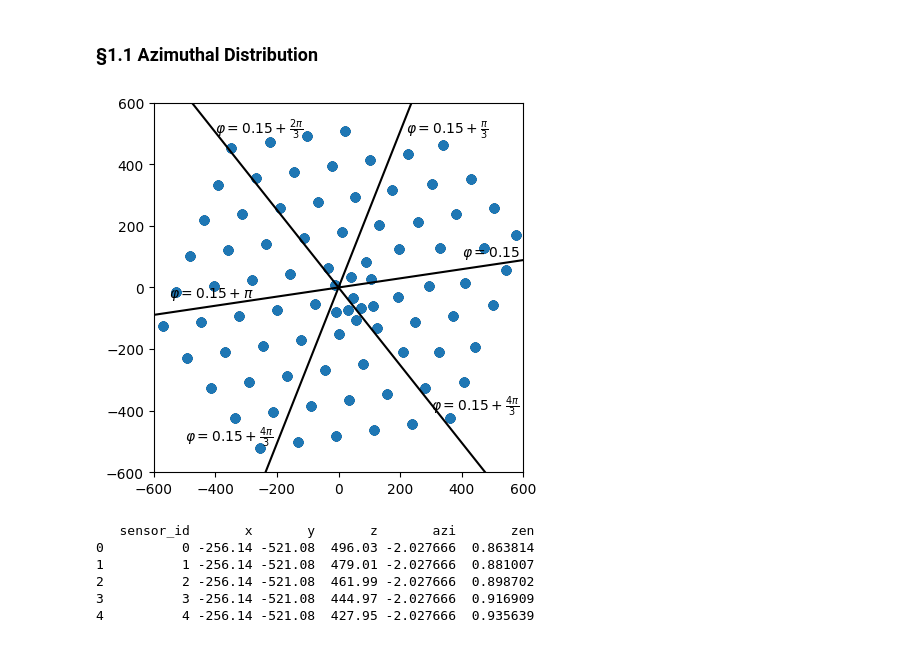
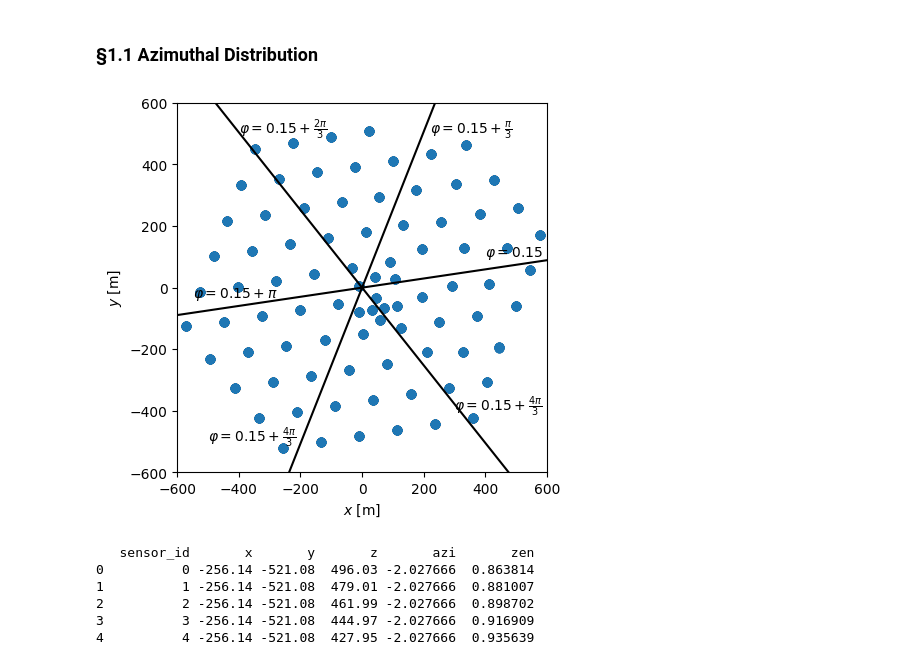
Before and after one commit to ChenLi2049/ISeeCube, a Jupyter notebook: visualize_dataset.ipynb, the cells around one changed output. Cells and saved outputs as stored; diff of their text form; code cells hidden in the pictures.

```diff
--- a/visualize_dataset.ipynb
+++ b/visualize_dataset.ipynb
@@ -45,25 +45,27 @@ shape:
 # %%
 zen_start = 3*2*np.pi/128
 
 fig, ax = plt.subplots()
 ax.set_aspect('equal')
 
 plt.scatter(sensor_geo['x'], sensor_geo['y'], alpha=0.2)
 for i in range(6):
     plt.plot(np.cos(zen_start+i*np.pi/3) * np.linspace(0,1000,2000), np.sin(zen_start+i*np.pi/3) * np.linspace(0,1000,2000), c='k')
 
 plt.text(400, 100, r"$\varphi=0.15$")
 plt.text(220, 500, r"$\varphi=0.15+\frac{\pi}{3}$")
 plt.text(-400, 500, r"$\varphi=0.15+\frac{2\pi}{3}$")
 plt.text(-550, -30, r"$\varphi=0.15+\pi$")
 plt.text(-500, -500, r"$\varphi=0.15+\frac{4\pi}{3}$")
 plt.text(300, -400, r"$\varphi=0.15+\frac{4\pi}{3}$")
 
+plt.xlabel(r"$x$"+" [m]")
+plt.ylabel(r"$y$"+" [m]")
 plt.xlim([-600, 600])
 plt.ylim([-600, 600])
 plt.show()
 # %% [output]
-[figure, old version]
+[figure, new version]
 # %%
 def xyz_to_azi_zen(x, y, z):
     azi = np.sign(y) * np.arccos(x / np.sqrt(x**2+y**2))
```
